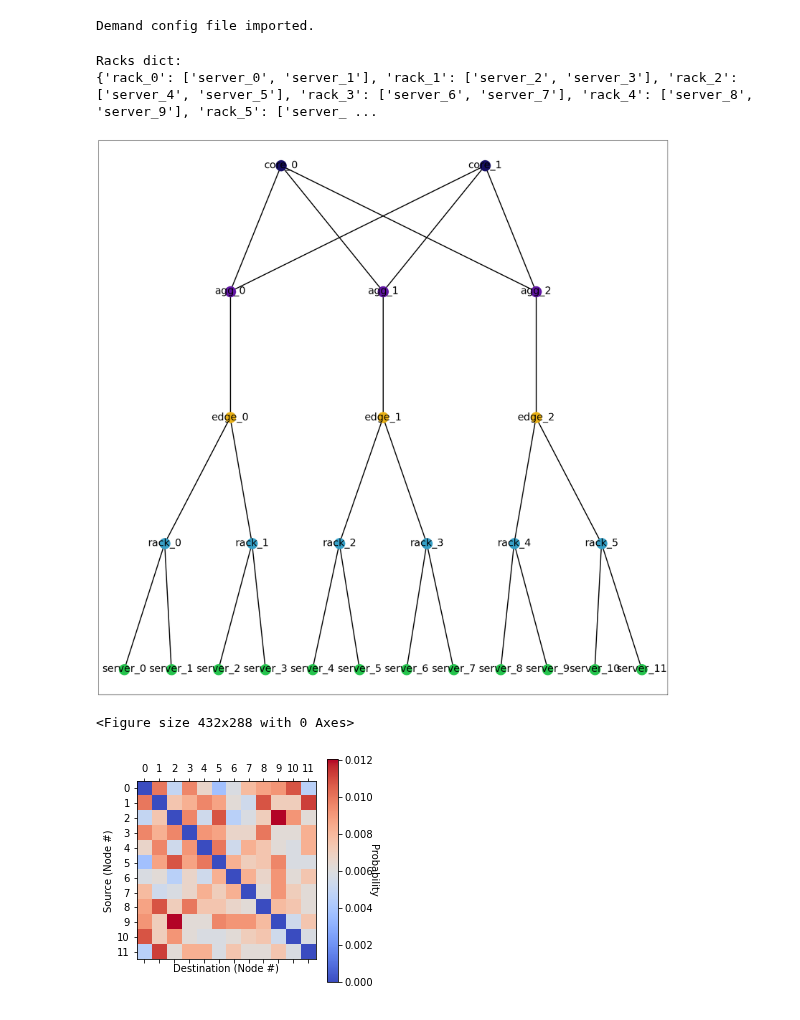
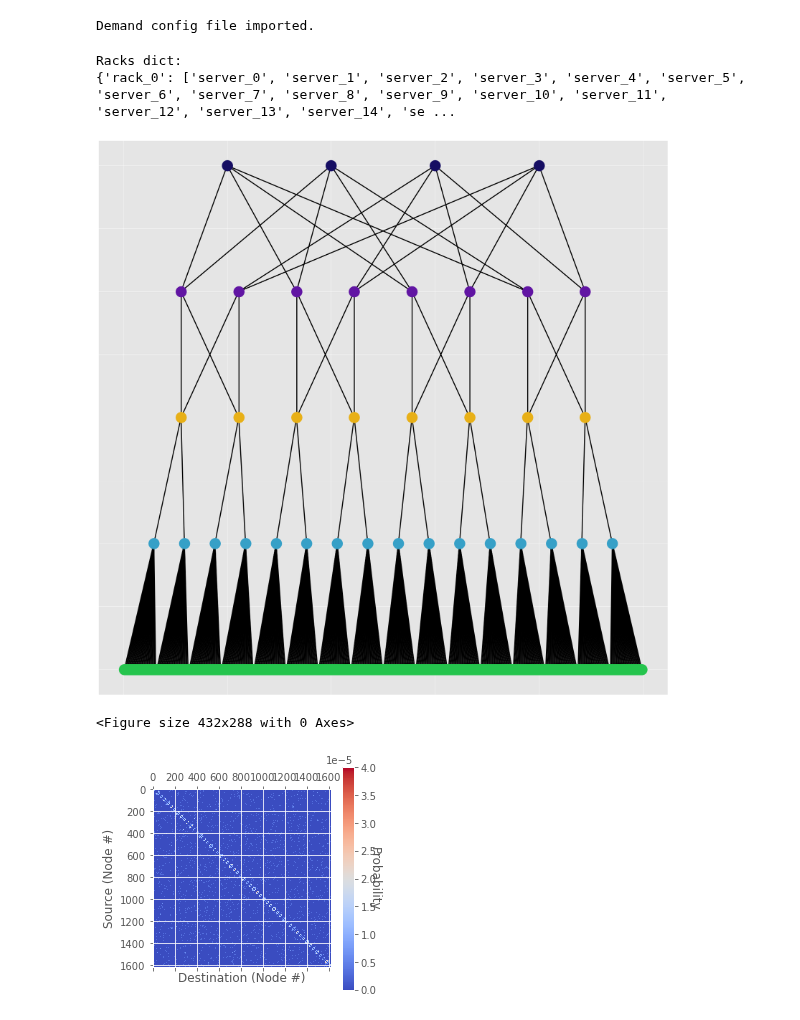
Before and after one commit to cwfparsonson/trafpy, a Jupyter notebook: load_implementation.ipynb, the cells around one changed output. Saved outputs shown, nothing was run; the diff lists cells and outputs as text; code cells hidden in the pictures.

```diff
--- a/load_implementation.ipynb
+++ b/load_implementation.ipynb
@@ -60,21 +60,21 @@ print('Network capacity: {} Gbps'.format(network_capacity))
 print('Num slots: {}'.format(len(slots_dict.keys())))
 # print('Slots dict:\n{}'.format(_slots_dict))
 # %%
-net = tpg.gen_fat_tree(k=3, N=2, num_channels=1)
-fig = tpg.plot_network(net, draw_node_labels=True, network_node_size=1000)
+net = tpg.gen_fat_tree(k=4, N=30, num_channels=1)
+fig = tpg.plot_network(net, draw_node_labels=False, network_node_size=1000, linewidths=1)
 print('Racks dict:\n{}'.format(net.graph['rack_to_ep_dict']))
 # %% [output]
 Racks dict:
-{'rack_0': ['server_0', 'server_1'], 'rack_1': ['server_2', 'server_3'], 'rack_2': ['server_4', 'server_5'], 'rack_3': ['server_6', 'server_7'], 'rack_4': ['server_8', 'server_9'], 'rack_5': ['server_ ...
+{'rack_0': ['server_0', 'server_1', 'server_2', 'server_3', 'server_4', 'server_5', 'server_6', 'server_7', 'server_8', 'server_9', 'server_10', 'server_11', 'server_12', 'server_13', 'server_14', 'se ...
-[figure, old version]
+[figure, new version]
 # %%
-rack_prob_config = {'racks_dict': net.graph['rack_to_ep_dict'], 'prob_inter_rack': 0.9}
+rack_prob_config = {'racks_dict': net.graph['rack_to_ep_dict'], 'prob_inter_rack': 0.5}
 # rack_prob_config = None
 node_dist, _ = tpg.gen_uniform_node_dist(net.graph['endpoints'], rack_prob_config=rack_prob_config, show_fig=True, print_data=False)
 # node_dist, _ = tpg.gen_multimodal_node_dist(net.graph['endpoints'], rack_prob_config=rack_prob_config, show_fig=True, print_data=False)
 # %% [output]
 <Figure size 432x288 with 0 Axes>
-[figure, old version]
+[figure, new version]
 # %%
 sn, dn = tpg.gen_node_demands(eps=net.graph['endpoints'], node_dist=node_dist, num_demands=5000, rack_prob_config=rack_prob_config)
 
```
Also changed, not shown: parts of 2 cells of this notebook, 4 other files.
